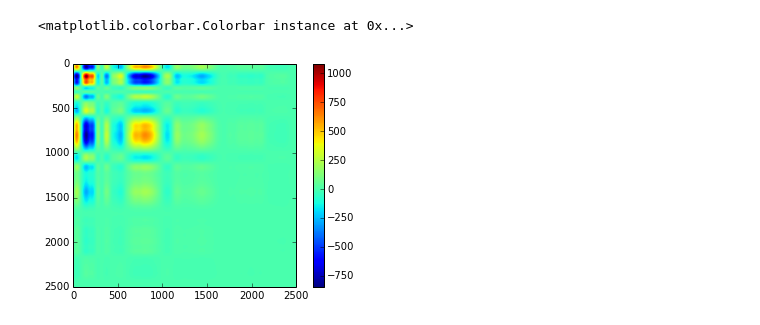
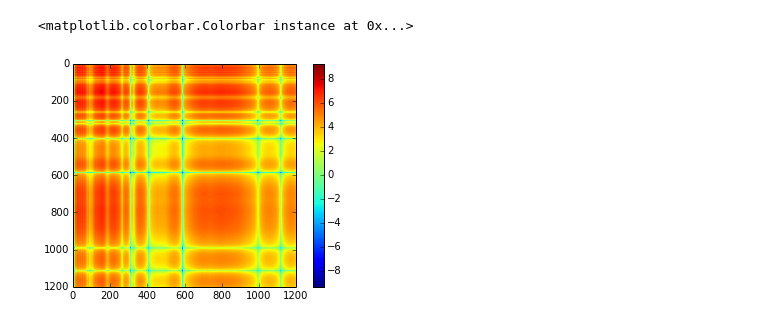
Before and after one commit to bfollinprm/cmbfittest, a Jupyter notebook: wmap_spt.ipynb, the cells around one changed output. Drawn from its saved outputs; the diff is of its cells as text; code cells hidden in the pictures.

Commit message:
adding window function and covariance files

```diff
--- a/wmap_spt.ipynb
+++ b/wmap_spt.ipynb
@@ -10,8 +10,8 @@ from scipy.linalg import sqrtm
 from matplotlib.colors import LogNorm
 # %%
 ### Instancing models
-primordial = fit.model.model('primordial', ellmax = 2500, force_calculation = False)
-lcdm = fit.model.model('lcdm', ellmax = 2500, force_calculation = False)
+primordial = fit.model.model('primordial', ellmax = 5000, force_calculation = False)
+lcdm = fit.model.model('lcdm', ellmax = 5000, force_calculation = False)
 primordial.get_dcldphi()
 lcdm.get_dcldphi()
 primordial.get_covariance()
@@ -19,6 +19,6 @@ lcdm.get_covariance()
 primordial.save_dcldphi()
 lcdm.save_dcldphi()
 # %%
-lcdm.dcldphi = gaussian_filter(lcdm.dcldphi, sigma = 20, axis = 0)
+#lcdm.dcldphi = gaussian_filter(lcdm.dcldphi, sigma = 20, axis = 0)
 primordial.dcldphi= gaussian_filter(primordial.dcldphi, sigma = 20, axis = 0)
 # %%
@@ -29,6 +34,9 @@ primordial.dcldphi= gaussian_filter(primordial.dcldphi, sigma = 20, axis = 0)
 # %%
 ### SPT
-spt = fit.data.data('spt', ellmax = 2500)
+spt = fit.data.data('spt', ellmax = 5000)
 spt.get_covariance()
 spt.get_bandpowers()
 spt.get_window_functions()
+errorbar(arange(47), spt.observation, yerr = sqrt(diag(spt.covariance)))
+figure()
+errorbar(arange(35,47), spt.observation[35:47], yerr = sqrt(diag(spt.covariance))[35:47])
@@ -35,6 +47,7 @@ spt.get_window_functions()
 # %%
 ### WMAP
-wmap = fit.data.data('wmap', ellmax = 2500)
+wmap = fit.data.data('wmap', ellmax = 5000)
 wmap.get_covariance()
 wmap.get_bandpowers()
 wmap.get_window_functions()
+errorbar(wmap.lslice, wmap.observation, yerr = sqrt(diag(wmap.covariance)))
@@ -55,28 +57,28 @@ plot(cloud.best_fit[:1200])
 # %%
-fisher_lcdm = fit.model.model('lcdm', ellmax = 2500)
+fisher_lcdm = fit.model.model('lcdm', ellmax = 5000)
 parameter_prior_cov = inv(
                           dot(
-                              dot(lcdm.dcldphi.T, wmap.windows.T[:2501,:]),
+                              dot(lcdm.dcldphi.T, wmap.windows.T),
                               dot(
                                   inv(wmap.covariance),
-                                  dot(wmap.windows[:,:2501],lcdm.dcldphi)
+                                  dot(wmap.windows,lcdm.dcldphi)
                                   )
                               )
                         + dot(
-                              dot(lcdm.dcldphi.T, spt.windows.T[:2501,:]),
+                              dot(lcdm.dcldphi.T, spt.windows.T),
                               dot(
                                   inv(spt.covariance),
-                                  dot(spt.windows[:,:2501],lcdm.dcldphi)
+                                  dot(spt.windows,lcdm.dcldphi)
                                   )
                               )
                           )
 fisher_lcdm.dcldphi = dot(lcdm.dcldphi, parameter_prior_cov)
 fisher_lcdm.get_covariance()
-imshow(fisher_lcdm.covariance)
+imshow(log(abs(fisher_lcdm.covariance[:1200,:1200])))
 colorbar()
 # %% [output]
 <matplotlib.colorbar.Colorbar instance at 0x...>
-[figure, old version]
+[figure, new version]
 # %%
 #imshow(
 #       abs(wmap.covariance),
```
Also changed, not shown: parts of 57 cells of this notebook, 6 other files.
